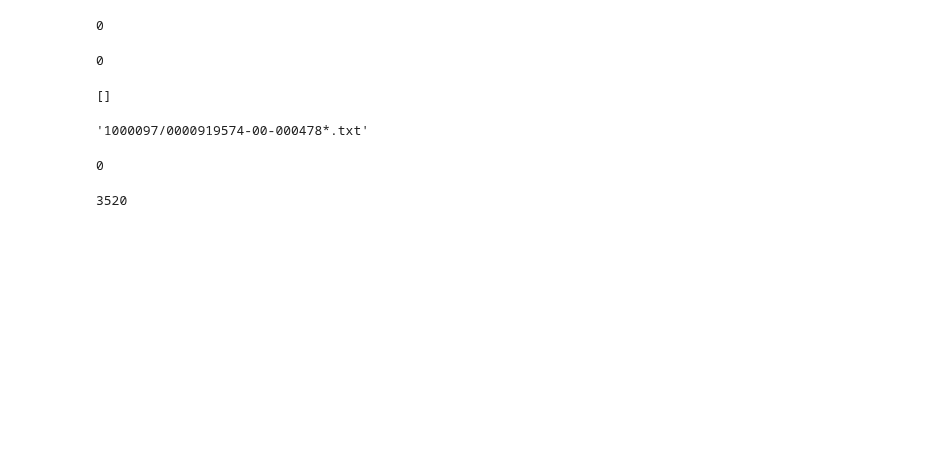
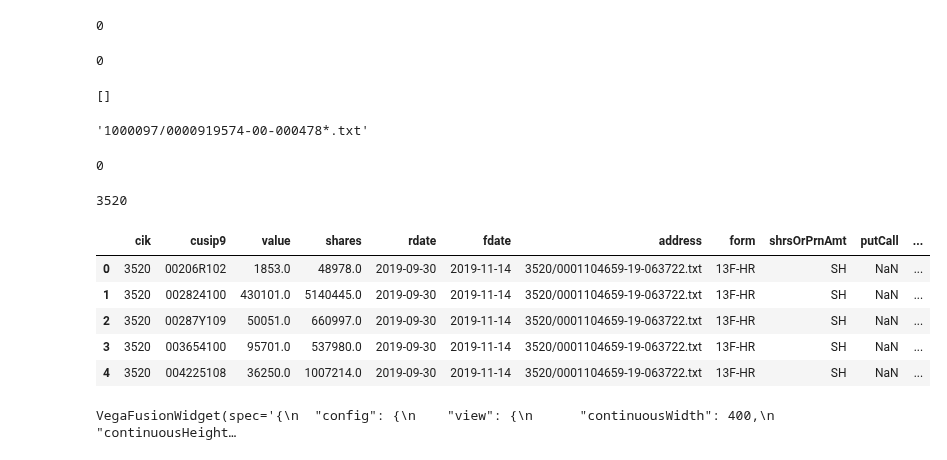
Before and after one commit to kuatroka/visualisation_training, a Jupyter notebook: altair_tutorial/notebooks/regex_tutorial.ipynb, the cells around one changed output. Saved outputs shown, nothing was run; the diff lists cells and outputs as text; code cells hidden in the pictures; blank space fills up the shorter version.

```diff
--- a/altair_tutorial/notebooks/regex_tutorial.ipynb
+++ b/altair_tutorial/notebooks/regex_tutorial.ipynb
@@ -1991,3 +1991,79 @@ df.cik.iloc[0]
 # failure_cases
 # %% [output]
 3520
+# %%
+# %pip install -U altair
+# %pip install "vegafusion[embed]"
+df.head()
+# %% [output]
+|  | cik | cusip9 | value | shares | rdate | fdate | address | form | shrsOrPrnAmt | putCall | ... |
+| 0 | 3520 | 00206R102 | 1853.0 | 48978.0 | 2019-09-30 | 2019-11-14 | 3520/0001104659-19-063722.txt | 13F-HR | SH | NaN | ... |
+| 1 | 3520 | 002824100 | 430101.0 | 5140445.0 | 2019-09-30 | 2019-11-14 | 3520/0001104659-19-063722.txt | 13F-HR | SH | NaN | ... |
+| 2 | 3520 | 00287Y109 | 50051.0 | 660997.0 | 2019-09-30 | 2019-11-14 | 3520/0001104659-19-063722.txt | 13F-HR | SH | NaN | ... |
+| 3 | 3520 | 003654100 | 95701.0 | 537980.0 | 2019-09-30 | 2019-11-14 | 3520/0001104659-19-063722.txt | 13F-HR | SH | NaN | ... |
+| 4 | 3520 | 004225108 | 36250.0 | 1007214.0 | 2019-09-30 | 2019-11-14 | 3520/0001104659-19-063722.txt | 13F-HR | SH | NaN | ... |
+# %%
+import altair as alt
+import vegafusion as vf
+import pandas as pd
+from pathlib import Path
+import polars as pl
+vf.jupyter.enable()
+# vf.jupyter.disable()
+
+
+# alt.renderers.active == "vegafusion-widget" # works
+# alt.data_transformers.active == 'vegafusion-feather'
+
+# alt.renderers.active == "vegafusion-mime"
+# alt.data_transformers.active == 'vegafusion-inline'
+
+
+selected_cik = [2230,3520,5272,7195,7789,9015,10742,14661,16972,18349,18748,19475]
+TR_01_TEST_676_CIK_CSV_ORIGIN_CLEAN = Path(r"E:\app_data\dropbox_13f_files\processed_tables\TR_01_TEST_676_CIK_CSV_ORIGIN_CLEAN")
+
+for index, cik in enumerate(selected_cik[:1]):
+    for file in TR_01_TEST_676_CIK_CSV_ORIGIN_CLEAN.glob(f"{cik}-*.csv"):
+        # df = pl.read_csv(file, columns=columns, dtypes=pl_dtypes, parse_dates=True)
+        # df = df.to_pandas().astype(pd_dtypes_validation)
+        df = pl.read_csv(file,parse_dates=True)
+        df = df.to_pandas()
+
+# df.head()
+brush = alt.selection(type='interval')
+points = alt.Chart(df[['cusip9', 'value', 'nameOfIssuer']]).mark_point().encode(
+    x='cusip9:N',
+    y='value:Q',
+    color=alt.condition(brush, 'cusip9', alt.value('lightgray'))).add_selection(brush)
+# points
+
+bars = alt.Chart(df[['cusip9', 'value', 'nameOfIssuer']]).mark_bar().encode(
+    y='nameOfIssuer:N',
+    # color='fdate:T',
+    x='value:Q'
+).transform_filter(brush)
+# bars
+points & bars
+
+####
+# from vega_datasets import data
+
+# source = data.cars()
+
+# brush = alt.selection(type='interval')
+# points = alt.Chart(source).mark_point().encode(
+#     x='Horsepower',
+#     y='Miles_per_Gallon',
+#     color=alt.condition(brush, 'Origin', alt.value('lightgray'))).add_selection(brush)
+
+# bars = alt.Chart(source).mark_bar().encode(
+#     y='Origin',
+#     color='Origin',
+#     x='count(Origin)'
+# ).transform_filter(
+#     brush
+# )
+
+# points & bars
+# %% [output]
+VegaFusionWidget(spec='{\n  "config": {\n    "view": {\n      "continuousWidth": 400,\n      "continuousHeight…
```
Also changed, not shown: parts of 1 cell of this notebook, 3 other files.
